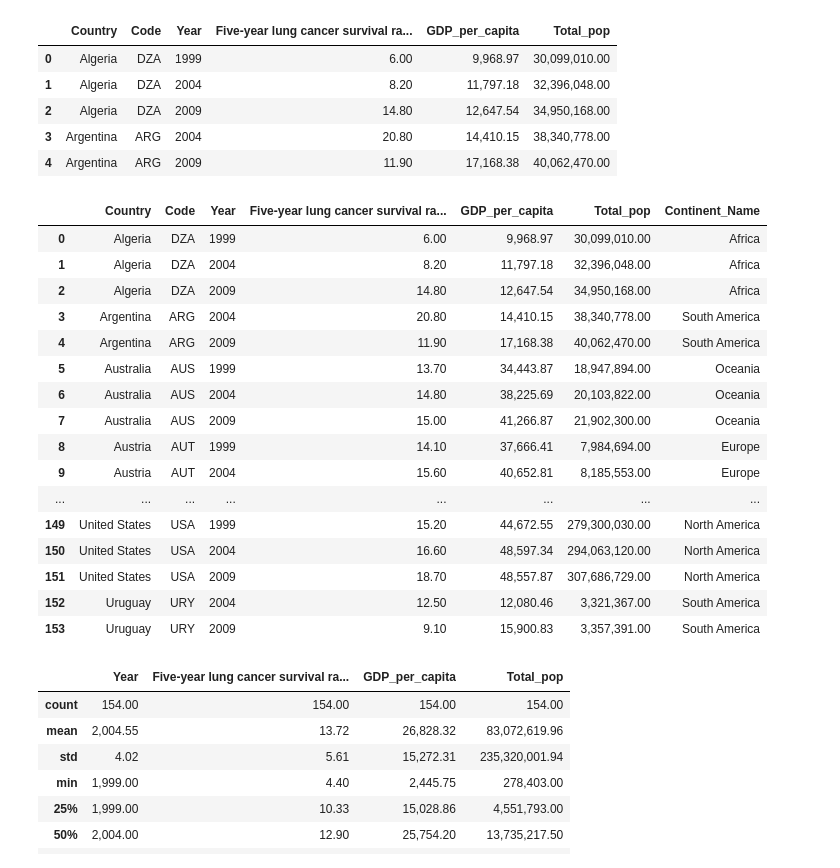
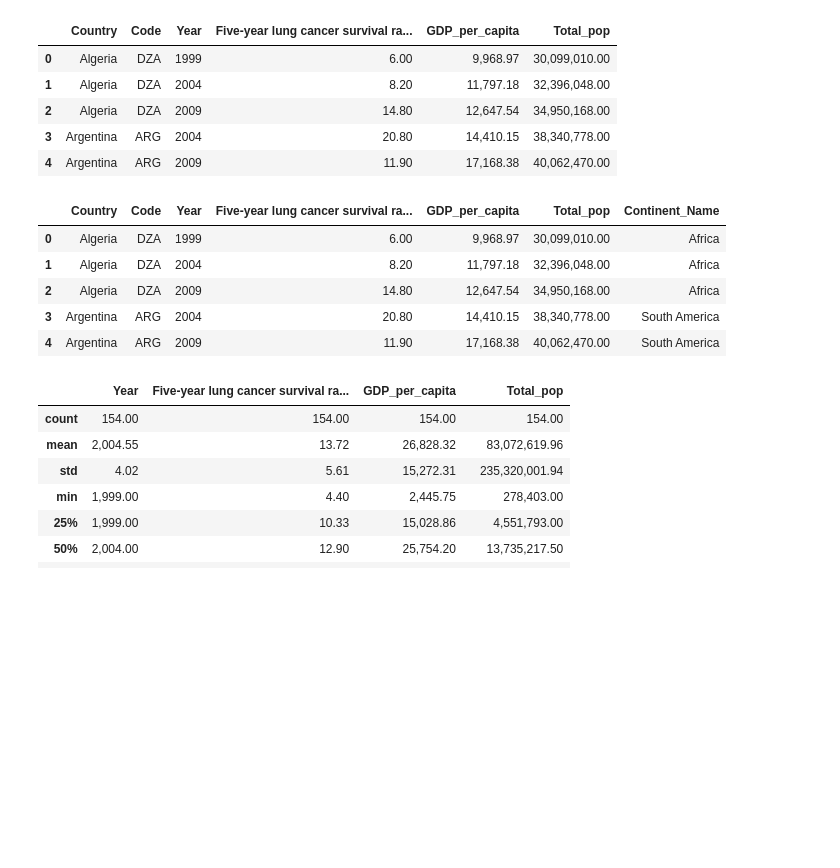
Before and after one commit to ta-data-bcn/Project-Week-5-Your-Own-Project, a Jupyter notebook: your-project/jupyter notebooks/Share of Cancer attributed to Tobacco - Analysis.ipynb, the cells around one changed output. Drawn from its saved outputs; the diff is of its cells as text; code cells hidden in the pictures; blank space fills up the shorter version.

```diff
--- a/your-project/jupyter notebooks/Share of Cancer attributed to Tobacco - Analysis.ipynb
+++ b/your-project/jupyter notebooks/Share of Cancer attributed to Tobacco - Analysis.ipynb
@@ -291,25 +308,14 @@ df2_gdp = df2_gdp.merge(df_continents, on='Code')
 # %%
 pd.set_option('display.max_rows', None)
 # %%
-df2_gdp
+df2_gdp.head()
 # %% [output]
 |  | Country | Code | Year | Five-year lung cancer survival ra... | GDP_per_capita | Total_pop | Continent_Name |
 | 0 | Algeria | DZA | 1999 | 6.00 | 9,968.97 | 30,099,010.00 | Africa |
 | 1 | Algeria | DZA | 2004 | 8.20 | 11,797.18 | 32,396,048.00 | Africa |
 | 2 | Algeria | DZA | 2009 | 14.80 | 12,647.54 | 34,950,168.00 | Africa |
 | 3 | Argentina | ARG | 2004 | 20.80 | 14,410.15 | 38,340,778.00 | South America |
 | 4 | Argentina | ARG | 2009 | 11.90 | 17,168.38 | 40,062,470.00 | South America |
-| 5 | Australia | AUS | 1999 | 13.70 | 34,443.87 | 18,947,894.00 | Oceania |
-| 6 | Australia | AUS | 2004 | 14.80 | 38,225.69 | 20,103,822.00 | Oceania |
-| 7 | Australia | AUS | 2009 | 15.00 | 41,266.87 | 21,902,300.00 | Oceania |
-| 8 | Austria | AUT | 1999 | 14.10 | 37,666.41 | 7,984,694.00 | Europe |
-| 9 | Austria | AUT | 2004 | 15.60 | 40,652.81 | 8,185,553.00 | Europe |
-| ... | ... | ... | ... | ... | ... | ... | ... |
-| 149 | United States | USA | 1999 | 15.20 | 44,672.55 | 279,300,030.00 | North America |
-| 150 | United States | USA | 2004 | 16.60 | 48,597.34 | 294,063,120.00 | North America |
-| 151 | United States | USA | 2009 | 18.70 | 48,557.87 | 307,686,729.00 | North America |
-| 152 | Uruguay | URY | 2004 | 12.50 | 12,080.46 | 3,321,367.00 | South America |
-| 153 | Uruguay | URY | 2009 | 9.10 | 15,900.83 | 3,357,391.00 | South America |
 # %%
 df2_gdp.describe()
 # %% [output]
```
Also changed, not shown: parts of 14 cells of this notebook, 3 other files.
